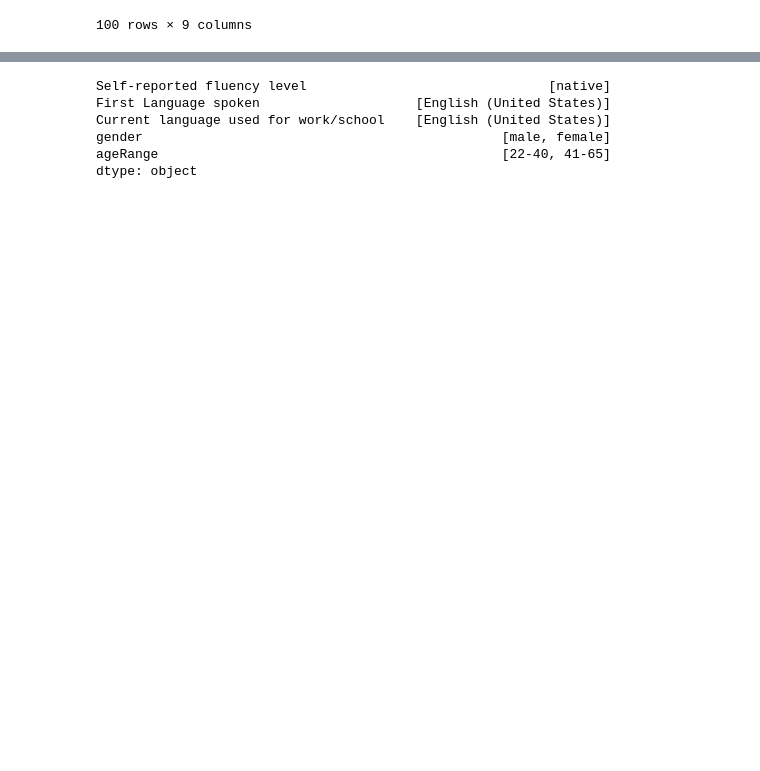
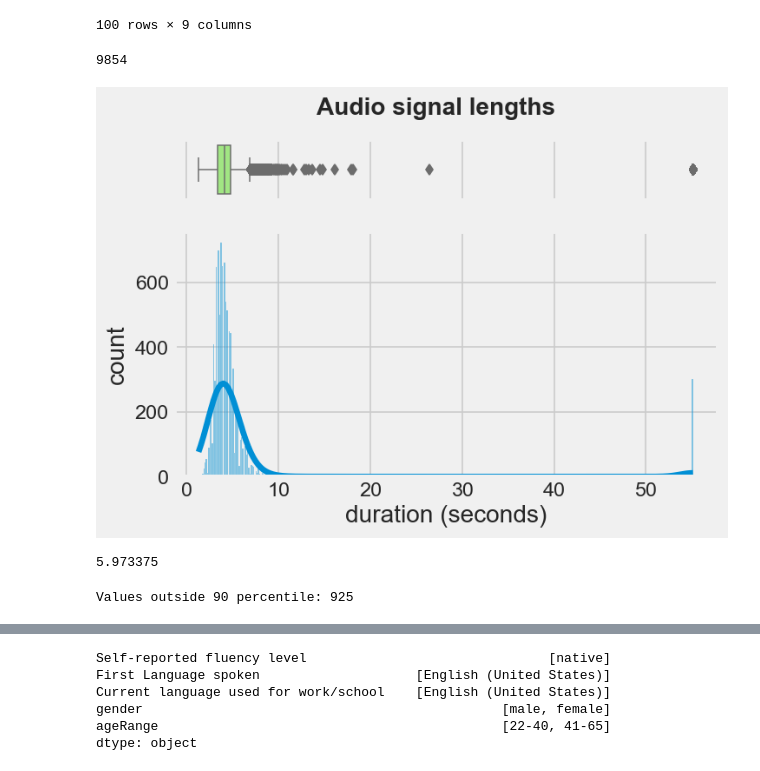
Before and after one commit to omblivion/DataScienceLab, a Jupyter notebook: Part 2- Audio Classification Data Preprocessing And Model Creation.ipynb, the cells around one changed output, grey strips where cells are left out. Saved outputs shown, nothing was run; the diff lists cells and outputs as text; code cells hidden in the pictures; blank space fills up the shorter version.

```diff
--- a/Part 2- Audio Classification Data Preprocessing And Model Creation.ipynb
+++ b/Part 2- Audio Classification Data Preprocessing And Model Creation.ipynb
@@ -133,6 +122,7 @@ metadata.drop('Id', axis=1, inplace=True)
 # metadata = metadata.sample(frac=0.01, random_state=42)
 
 print(len(metadata))
+metadata_to_display = metadata.copy()
 metadata.head(100)
 # %% [output]
 9854
@@ -149,3 +139,52 @@ metadata.head(100)
 | 98 | dsl_data/audio/speakers/2BqVo8kVB... | 2BqVo8kVB2Skwgyb | decrease | heat | advanced | English (United States) | ... |
 | 99 | dsl_data/audio/speakers/2BqVo8kVB... | 2BqVo8kVB2Skwgyb | decrease | heat | advanced | English (United States) | ... |
 100 rows × 9 columns
+# %%
+from scipy.io import wavfile
+
+file_audio_data = []
+ds_files = metadata_to_display['path'].tolist()
+for file in ds_files:
+    label = (file.split("_"))[1][0]
+    rate, data = wavfile.read(file)
+    file_audio_data.append(data.astype(np.float16))
+print(len(file_audio_data))
+# %% [output]
+9854
+# %%
+def show_length_distribution(signals, rate=8000):
+    sampel_times = [len(x) / rate for x in signals]
+
+    f, (ax_box, ax_hist) = plt.subplots(2, sharex=True, gridspec_kw={"height_ratios": (.20, .80)})
+
+    # Add a graph in each part
+    sns.boxplot(x=sampel_times, ax=ax_box, linewidth=0.9, color='#9af772')
+    sns.histplot(x=sampel_times, ax=ax_hist, bins='fd', kde=True)
+
+    # Remove x-axis name for the boxplot
+    ax_box.set(xlabel='')
+
+    title = 'Audio signal lengths'
+    x_label = 'duration (seconds)'
+    y_label = 'count'
+
+    plt.suptitle(title)
+    ax_hist.set_xlabel(x_label)
+    ax_hist.set_ylabel(y_label)
+    plt.show()
+    return sampel_times
+
+
+lengths = show_length_distribution(file_audio_data)
+# %% [output]
+[figure, added]
+# %%
+q = 90
+np.percentile(lengths, q)
+# %% [output]
+5.973375
+# %%
+tot_outliers = sum(map(lambda x: x > np.percentile(lengths, q), lengths))
+print(f'Values outside {q} percentile: {tot_outliers}')
+# %% [output]
+Values outside 90 percentile: 925
```
Also changed, not shown: parts of 95 cells of this notebook.
